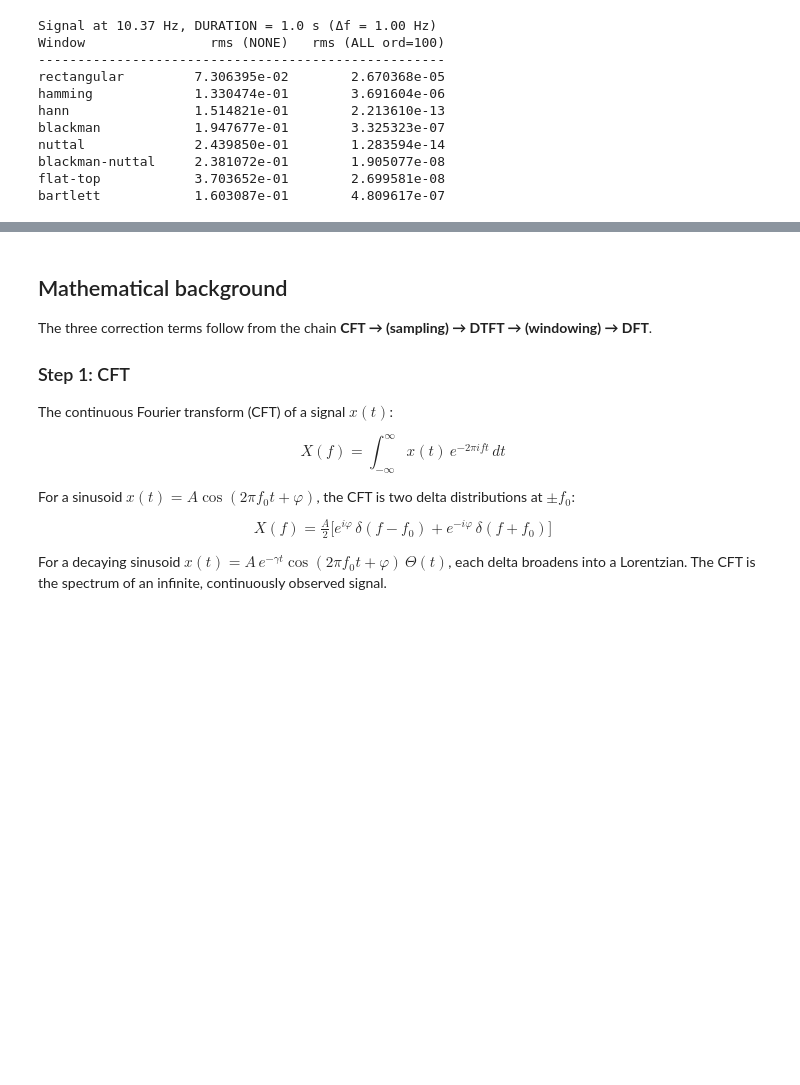
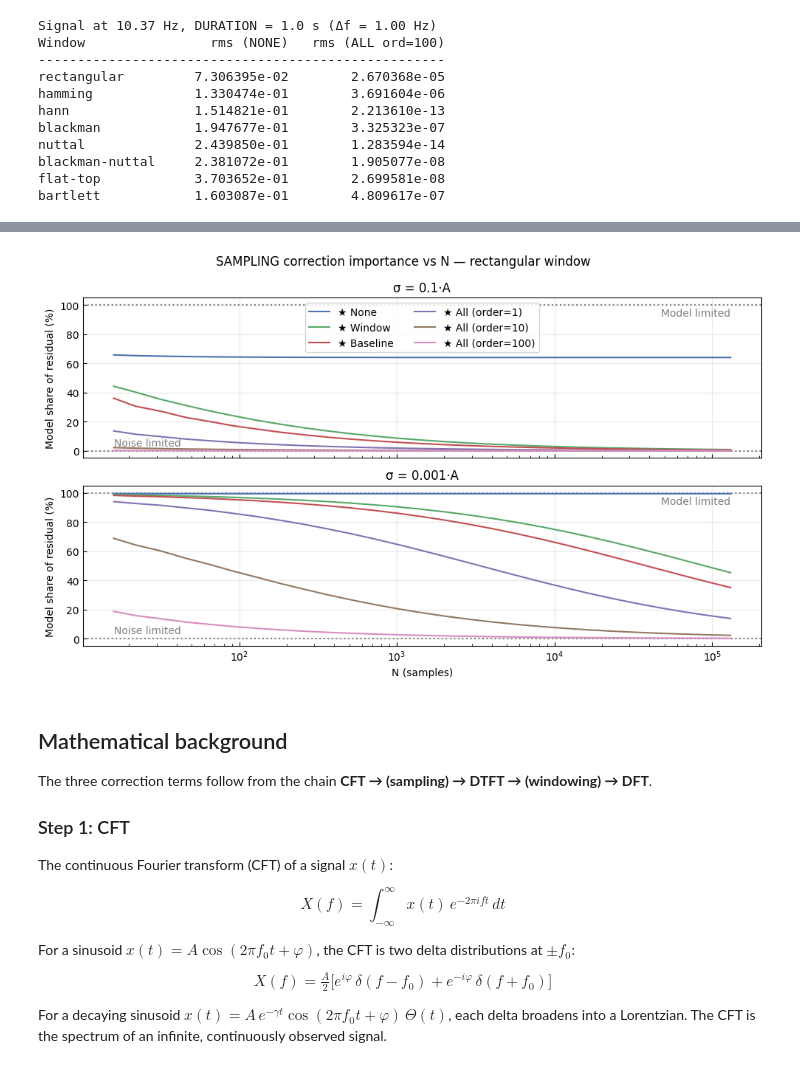
Before and after one commit to svennniiii/dftmodels, a Jupyter notebook: examples/02_dft_corrections.ipynb, the cells around one changed output, grey strips where cells are left out. Drawn from its saved outputs; the diff is of its cells as text; code cells hidden in the pictures; blank space fills up the shorter version.

Commit message:
Updated Figure 3 in Example 02.

```diff
--- a/examples/02_dft_corrections.ipynb
+++ b/examples/02_dft_corrections.ipynb
@@ -248,3 +209,68 @@ plt.show()
+# %%
+# SAMPLING correction importance vs acquisition length (rectangular window, no noise)
+N_values = np.round(np.geomspace(8, 65_536, 27)).astype(int) * 2
+
+# configs = [
+#     ('★ None'           , DFTCorrection(DFTCorrectionMode.NONE)          , []),
+#     ('★ Window'         , DFTCorrection(DFTCorrectionMode.WINDOW)        , []),
+#     ('★ Baseline'       , DFTCorrection(DFTCorrectionMode.BASELINE)      , []),
+#     ('★ All (order=1)'  , DFTCorrection(DFTCorrectionMode.ALL, order=1)  , []),
+#     ('★ All (order=10)' , DFTCorrection(DFTCorrectionMode.ALL, order=10) , []),
+#     ('★ All (order=100)', DFTCorrection(DFTCorrectionMode.ALL, order=100), []),
+# ]
+
+# for N in N_values:
+#     t_n = np.linspace(0, N / SAMPLE_RATE, N, endpoint=False)
+
+#     # Worst-case frequency: exactly half a bin off-grid, makes points comparable across N.
+#     df = SAMPLE_RATE / N
+#     f0 = df * N // 4 + df * .5
+
+#     f_n = SignalSeries(x=t_n, y=Sinusoid.eval(t_n, ai, aq, f0)).calculate_dft(
+#         norm=NormType.ASD, window=WindowType.RECTANGULAR, dft_range=DFT_RANGE, pad=10.0,
+#     )
+
+#     p = Sinusoid.make_params(amplitude_i=ai, amplitude_q=aq, frequency=f0)
+
+#     for _, corr, rms_list in configs:
+#         y_hat = SineFourier(f_n.dft_config, corr).eval(p, f_n.x)
+#         residual = f_n.copy()
+#         residual.y = f_n.y - y_hat
+#         rms_list.append(np.sqrt(residual.convert_to_psd().calculate_integral()))
+
+# Metric: model_rms / (noise_rms + model_rms) — fraction of the total residual budget
+# that comes from model bias rather than noise. 0% = noise-limited, 100% = model-limited.
+NOISE_LEVELS = [
+    (0.1   * np.sqrt(2) * TRUE_AMPLITUDE, "σ = 0.1·A"),
+    (0.001 * np.sqrt(2) * TRUE_AMPLITUDE, "σ = 0.001·A"),
+]
+
+fig, axes = plt.subplots(2, 1, figsize=(10, 6), sharex=True, sharey=True)
+
+for ax, (sigma, subtitle) in zip(axes, NOISE_LEVELS):
+    ax.axhline(0.0,   ls=":", color="grey")
+    ax.axhline(100.0, ls=":", color="grey")
+    ax.text(N_values[0], 2.,  "Noise limited", va="bottom", ha="left",  color="grey")
+
+    ax.text(N_values[-1], 98., "Model limited", va="top",    ha="right",  color="grey")
+
+    for label, _, rms_list in configs:
+        rms = np.array(rms_list)
+        ax.plot(N_values, 100.0 * rms / (sigma + rms), label=label)
+
+    ax.set_ylabel("Model share of residual (%)")
+    ax.set_title(subtitle)
+
+axes[0].legend(ncol=2, loc="upper center")
+axes[1].set_xlabel("N (samples)")
+axes[1].semilogx()
+
+fig.suptitle("SAMPLING correction importance vs N — rectangular window")
+plt.tight_layout()
+plt.savefig(f"figures/02_dft_corrections_fig02.svg", bbox_inches="tight")
+plt.show()
+# %% [output]
+[figure, added]
 # %% [markdown]
 ## Mathematical background
 
```
Also changed, not shown: parts of 2 cells of this notebook, 4 other files.
